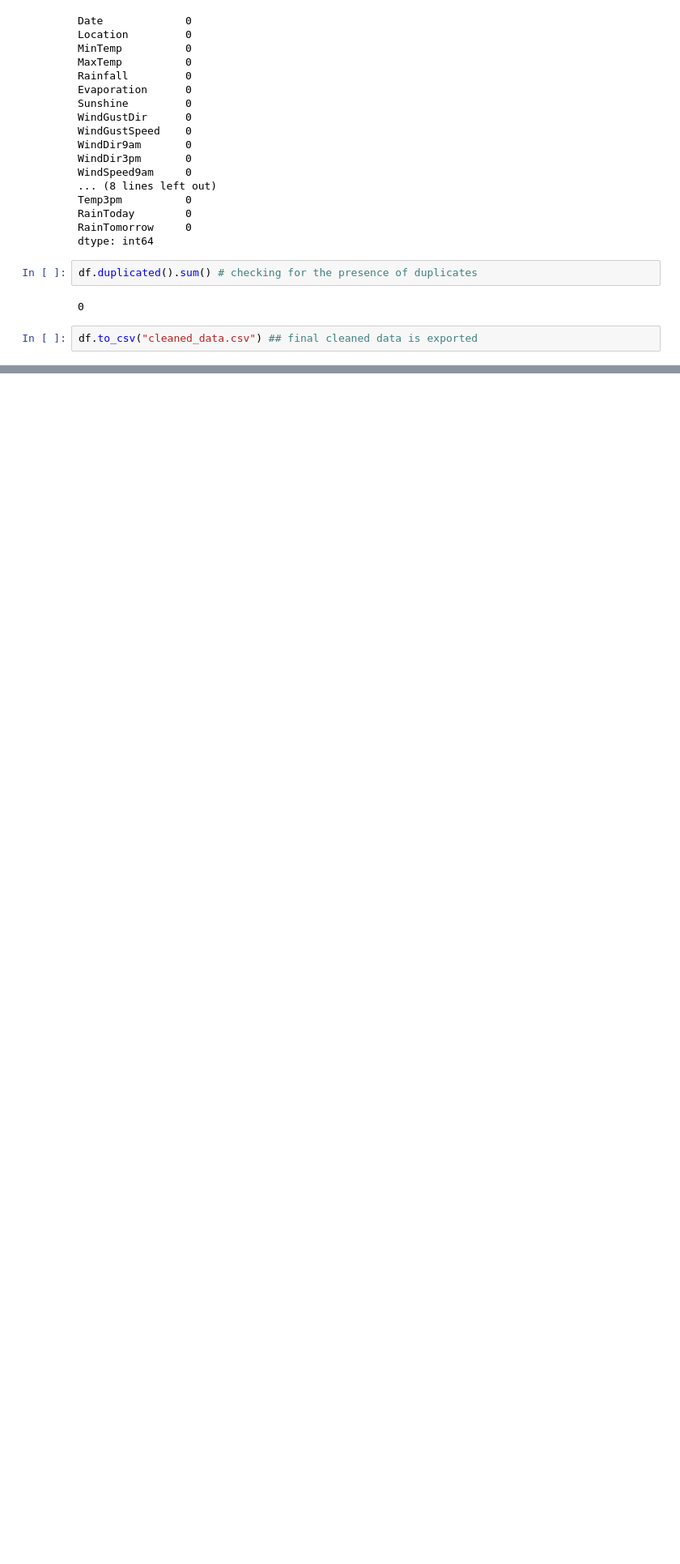
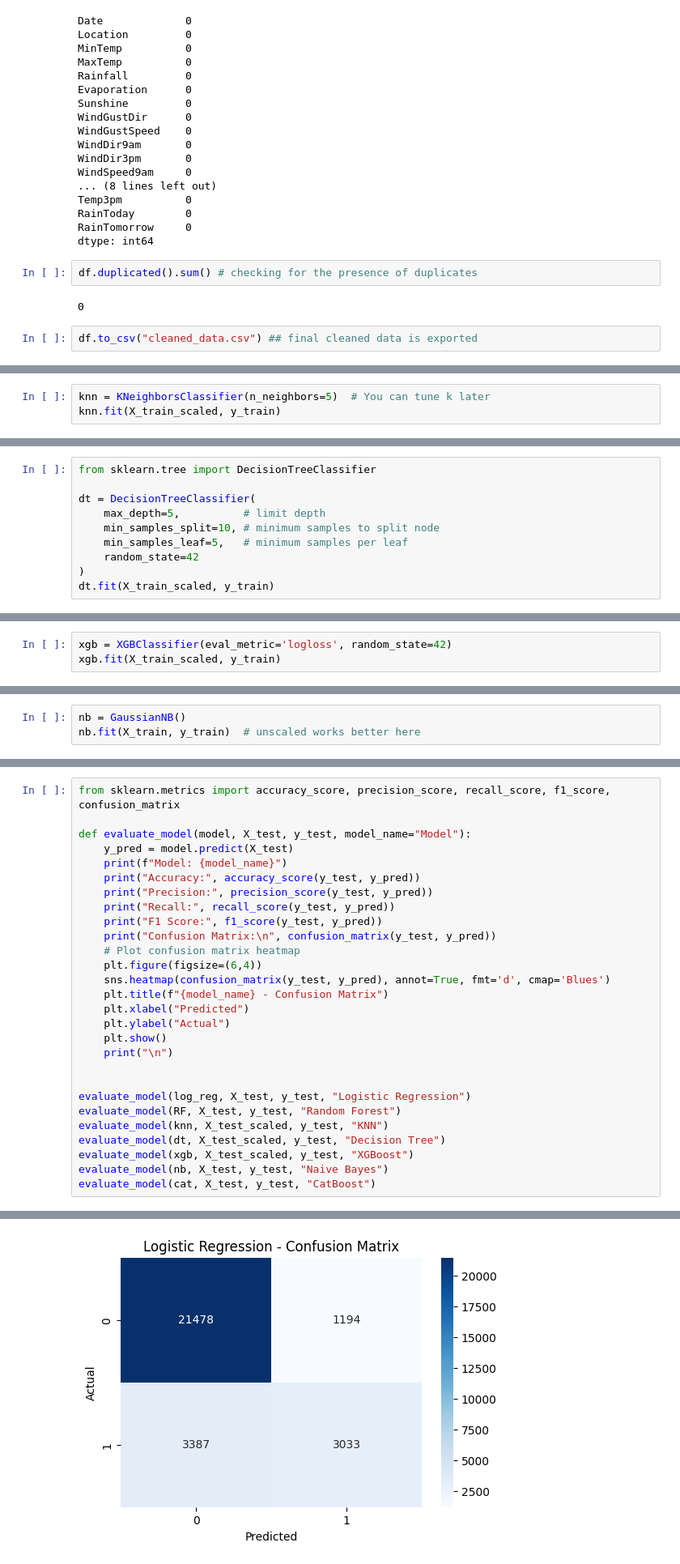
Before and after one commit to BibekBhoi10/RAINFO, a Jupyter notebook: final_cleaned_data.ipynb, the cells around one changed output, grey strips where cells are left out. Shown at 81% size. Cells and saved outputs as stored; diff of their text form; blank space fills up the shorter version.

```diff
--- a/final_cleaned_data.ipynb
+++ b/final_cleaned_data.ipynb
@@ -106,0 +553,3 @@ df.to_csv("cleaned_data.csv") ## final cleaned data is exported
+# %%
+knn = KNeighborsClassifier(n_neighbors=5)  # You can tune k later
+knn.fit(X_train_scaled, y_train)
@@ -106,0 +574,10 @@ df.to_csv("cleaned_data.csv") ## final cleaned data is exported
+# %%
+from sklearn.tree import DecisionTreeClassifier
+
+dt = DecisionTreeClassifier(
+    max_depth=5,          # limit depth
+    min_samples_split=10, # minimum samples to split node
+    min_samples_leaf=5,   # minimum samples per leaf
+    random_state=42
+)
+dt.fit(X_train_scaled, y_train)
@@ -106,0 +599,3 @@ df.to_csv("cleaned_data.csv") ## final cleaned data is exported
+# %%
+xgb = XGBClassifier(eval_metric='logloss', random_state=42)
+xgb.fit(X_train_scaled, y_train)
@@ -106,0 +630,3 @@ df.to_csv("cleaned_data.csv") ## final cleaned data is exported
+# %%
+nb = GaussianNB()
+nb.fit(X_train, y_train)  # unscaled works better here
@@ -106,0 +672,29 @@ df.to_csv("cleaned_data.csv") ## final cleaned data is exported
+# %%
+from sklearn.metrics import accuracy_score, precision_score, recall_score, f1_score, confusion_matrix
+
+def evaluate_model(model, X_test, y_test, model_name="Model"):
+    y_pred = model.predict(X_test)
+    print(f"Model: {model_name}")
+    print("Accuracy:", accuracy_score(y_test, y_pred))
+    print("Precision:", precision_score(y_test, y_pred))
+    print("Recall:", recall_score(y_test, y_pred))
+    print("F1 Score:", f1_score(y_test, y_pred))
+    print("Confusion Matrix:\n", confusion_matrix(y_test, y_pred))
+    # Plot confusion matrix heatmap
+    plt.figure(figsize=(6,4))
+    sns.heatmap(confusion_matrix(y_test, y_pred), annot=True, fmt='d', cmap='Blues')
+    plt.title(f"{model_name} - Confusion Matrix")
+    plt.xlabel("Predicted")
+    plt.ylabel("Actual")
+    plt.show()
+    print("\n")
+
+
+evaluate_model(log_reg, X_test, y_test, "Logistic Regression")
+evaluate_model(RF, X_test, y_test, "Random Forest")
+evaluate_model(knn, X_test_scaled, y_test, "KNN")
+evaluate_model(dt, X_test_scaled, y_test, "Decision Tree")
+evaluate_model(xgb, X_test_scaled, y_test, "XGBoost")
+evaluate_model(nb, X_test, y_test, "Naive Bayes")
+evaluate_model(cat, X_test, y_test, "CatBoost")
+# %% [output]
@@ -106,0 +709 @@ df.to_csv("cleaned_data.csv") ## final cleaned data is exported
+[figure, added]
```
Also changed, not shown: parts of 91 cells of this notebook, 27 other files.
